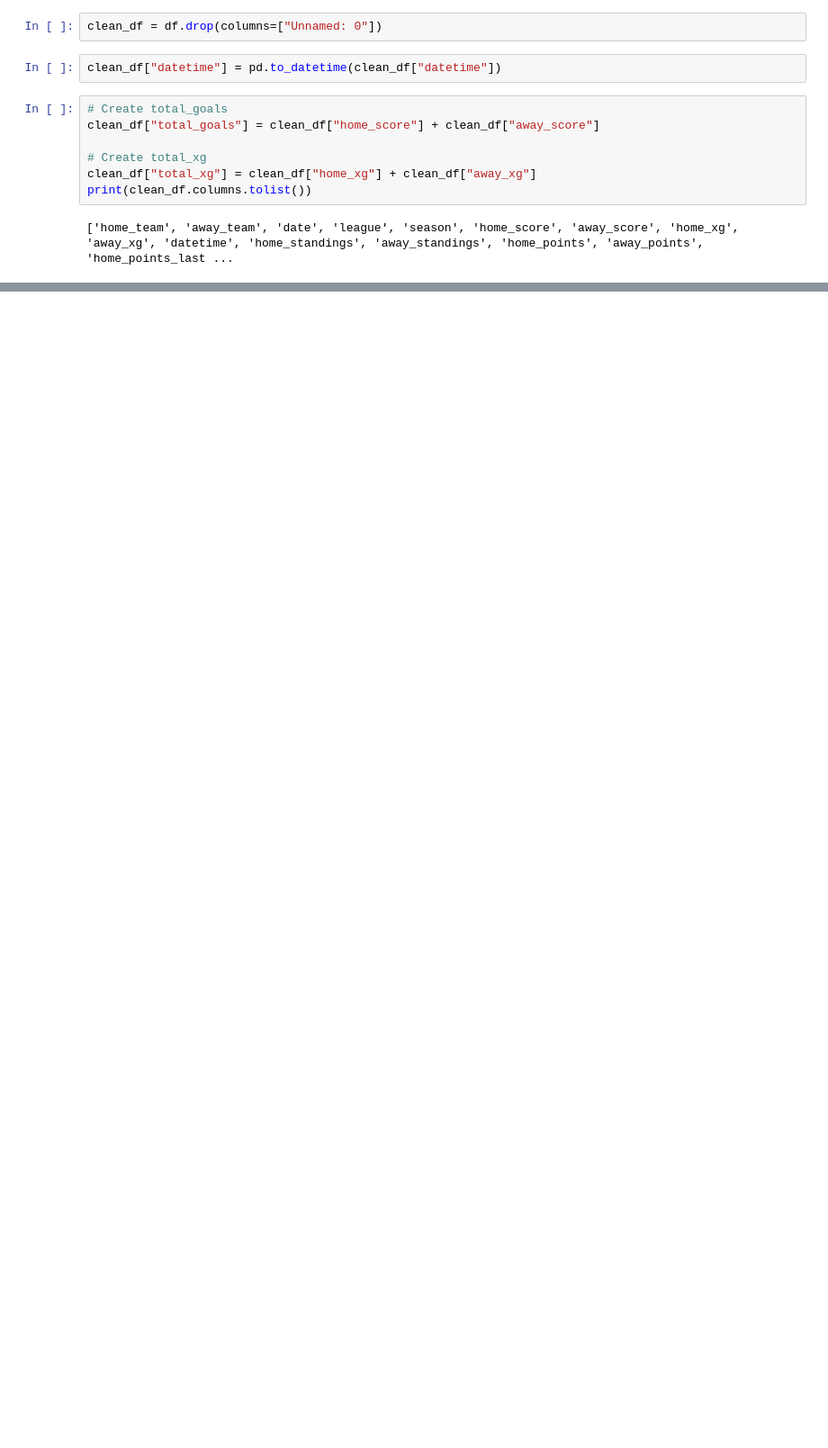
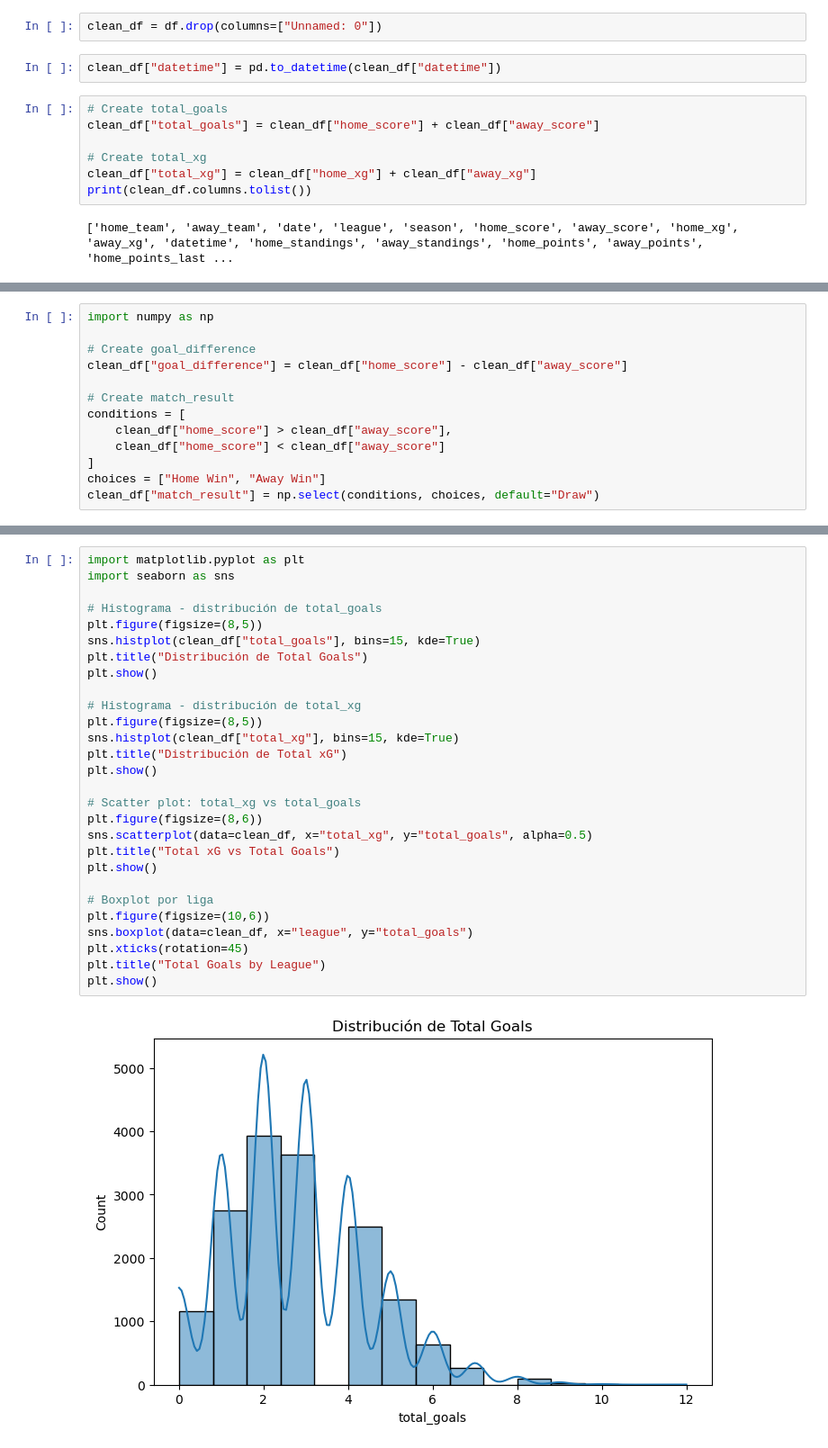
Before and after one commit to magrimuc/prj-2-eda-sql-football-matches-statistics, a Jupyter notebook: Berni_notebook.ipynb, the cells around one changed output, grey strips where cells are left out. Shown at 90% size. Drawn from its saved outputs; the diff is of its cells as text; blank space fills up the shorter version.

```diff
--- a/Berni_notebook.ipynb
+++ b/Berni_notebook.ipynb
@@ -208,0 +316,13 @@ clean_df.head()
+# %%
+import numpy as np
+
+# Create goal_difference
+clean_df["goal_difference"] = clean_df["home_score"] - clean_df["away_score"]
+
+# Create match_result
+conditions = [
+    clean_df["home_score"] > clean_df["away_score"],
+    clean_df["home_score"] < clean_df["away_score"]
+]
+choices = ["Home Win", "Away Win"]
+clean_df["match_result"] = np.select(conditions, choices, default="Draw")
@@ -208,0 +350,30 @@ clean_df.head()
+# %%
+import matplotlib.pyplot as plt
+import seaborn as sns
+
+# Histograma - distribución de total_goals
+plt.figure(figsize=(8,5))
+sns.histplot(clean_df["total_goals"], bins=15, kde=True)
+plt.title("Distribución de Total Goals")
+plt.show()
+
+# Histograma - distribución de total_xg
+plt.figure(figsize=(8,5))
+sns.histplot(clean_df["total_xg"], bins=15, kde=True)
+plt.title("Distribución de Total xG")
+plt.show()
+
+# Scatter plot: total_xg vs total_goals
+plt.figure(figsize=(8,6))
+sns.scatterplot(data=clean_df, x="total_xg", y="total_goals", alpha=0.5)
+plt.title("Total xG vs Total Goals")
+plt.show()
+
+# Boxplot por liga
+plt.figure(figsize=(10,6))
+sns.boxplot(data=clean_df, x="league", y="total_goals")
+plt.xticks(rotation=45)
+plt.title("Total Goals by League")
+plt.show()
+# %% [output]
+[figure, added]
```
Also changed, not shown: parts of 21 cells of this notebook.
